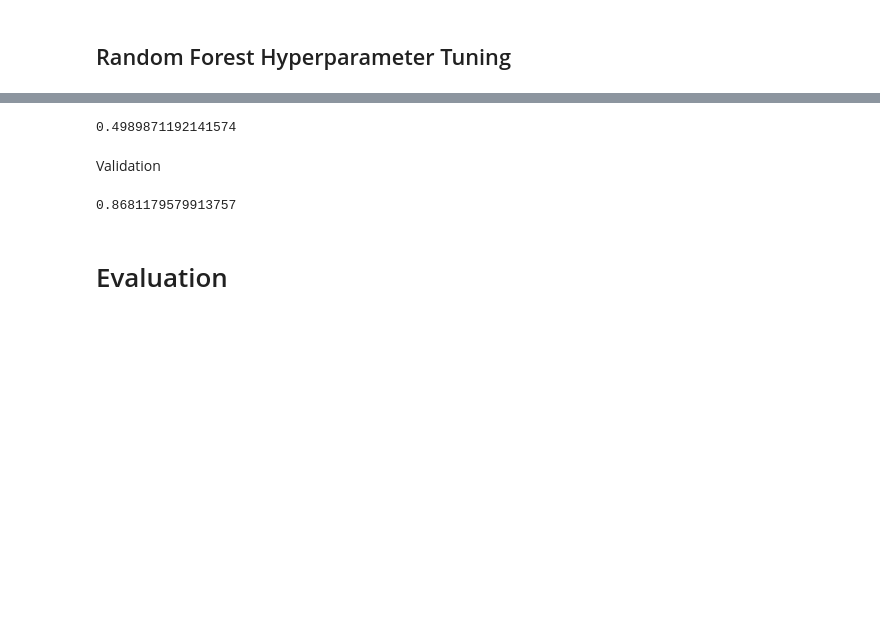
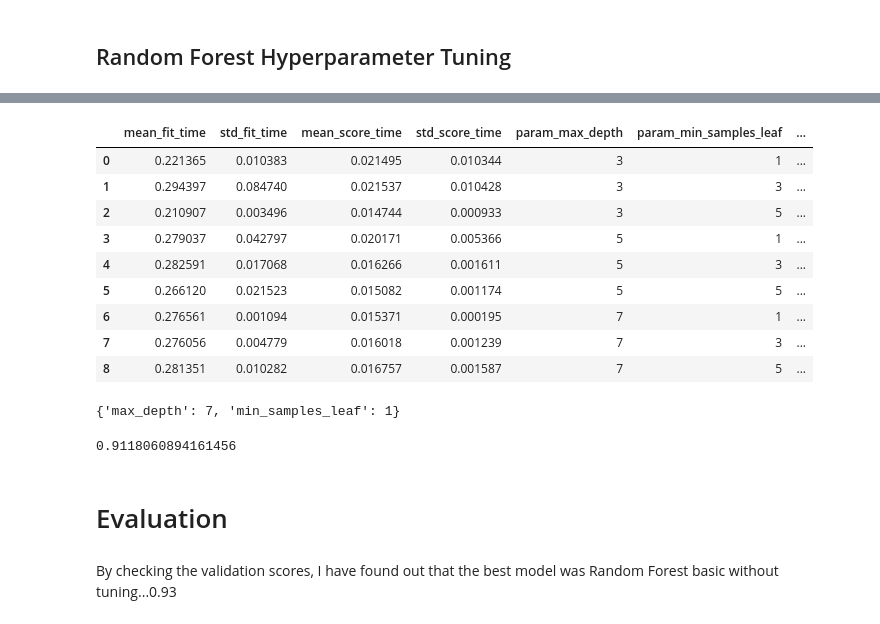
Before and after one commit to ArmanHasAPython/dsc-mod-3-project-v2-1-solo, a Jupyter notebook: Customer Churn Data.ipynb, the cells around one changed output, grey strips where cells are left out. Cells and saved outputs as stored; diff of their text form; code cells hidden in the pictures; blank space fills up the shorter version.

```diff
--- a/Customer Churn Data.ipynb
+++ b/Customer Churn Data.ipynb
@@ -566,6 +546,10 @@ ROC_AUC of model = 0.8838781471692865
 # %% [markdown]
 ## Random Forest Hyperparameter Tuning
+# %%
+parametersgridrf = {'max_depth':[3,5,7],
+                   'min_samples_leaf':[1,3,5]
+                   }
 # %%
-optimalmodel_RF = GridSearchCV(model, ParamGrid, cv=skf, scoring="roc_auc")
+optimalmodel_RF = GridSearchCV(RandomForestClassifier(random_state=58), parametersgridrf, cv=skf, scoring="roc_auc")
 optimalmodel_RF.fit(X_train_v, y_train_v)
 # %% [output]
@@ -598,6 +575,0 @@ optmodel_RF_predictproba_train = RF_bestestimator.predict_proba(X_train)
-# %%
-roc_auc_score(y_train, optmodel_RF_predictproba_train[:,1])
-# %% [output]
-0.4989871192141574
-# %% [markdown]
-Validation
@@ -606,8 +576,27 @@ optmodel_RF_predictproba_val = RF_bestestimator.predict_proba(X_val)
-# %%
-roc_auc_score(y_val, optmodel_RF_predictproba_val[:,1])
-# %% [output]
-0.8681179579913757
+# %%
+pd.DataFrame(optimalmodel_RF.cv_results_)
+# %% [output]
+|  | mean_fit_time | std_fit_time | mean_score_time | std_score_time | param_max_depth | param_min_samples_leaf | ... |
+| 0 | 0.221365 | 0.010383 | 0.021495 | 0.010344 | 3 | 1 | ... |
+| 1 | 0.294397 | 0.084740 | 0.021537 | 0.010428 | 3 | 3 | ... |
+| 2 | 0.210907 | 0.003496 | 0.014744 | 0.000933 | 3 | 5 | ... |
+| 3 | 0.279037 | 0.042797 | 0.020171 | 0.005366 | 5 | 1 | ... |
+| 4 | 0.282591 | 0.017068 | 0.016266 | 0.001611 | 5 | 3 | ... |
+| 5 | 0.266120 | 0.021523 | 0.015082 | 0.001174 | 5 | 5 | ... |
+| 6 | 0.276561 | 0.001094 | 0.015371 | 0.000195 | 7 | 1 | ... |
+| 7 | 0.276056 | 0.004779 | 0.016018 | 0.001239 | 7 | 3 | ... |
+| 8 | 0.281351 | 0.010282 | 0.016757 | 0.001587 | 7 | 5 | ... |
+# %%
+optimalmodel_RF.best_params_
+# %% [output]
+{'max_depth': 7, 'min_samples_leaf': 1}
+# %%
+optimalmodel_RF.best_score_ #Cross Validation Score
+# %% [output]
+0.9118060894161456
 # %% [markdown]
 # Evaluation
+# %% [markdown]
+By checking the validation scores, I have found out that the best model was Random Forest basic without tuning...0.93
 # %%
 from sklearn.metrics import classification_report
```
Also changed, not shown: parts of 33 cells of this notebook, 1 other file.
